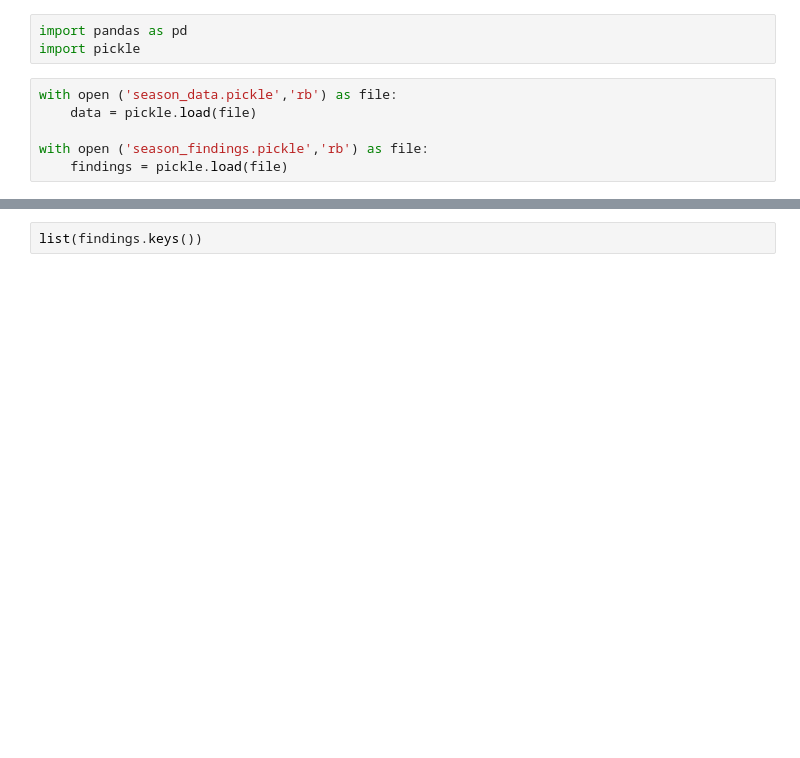
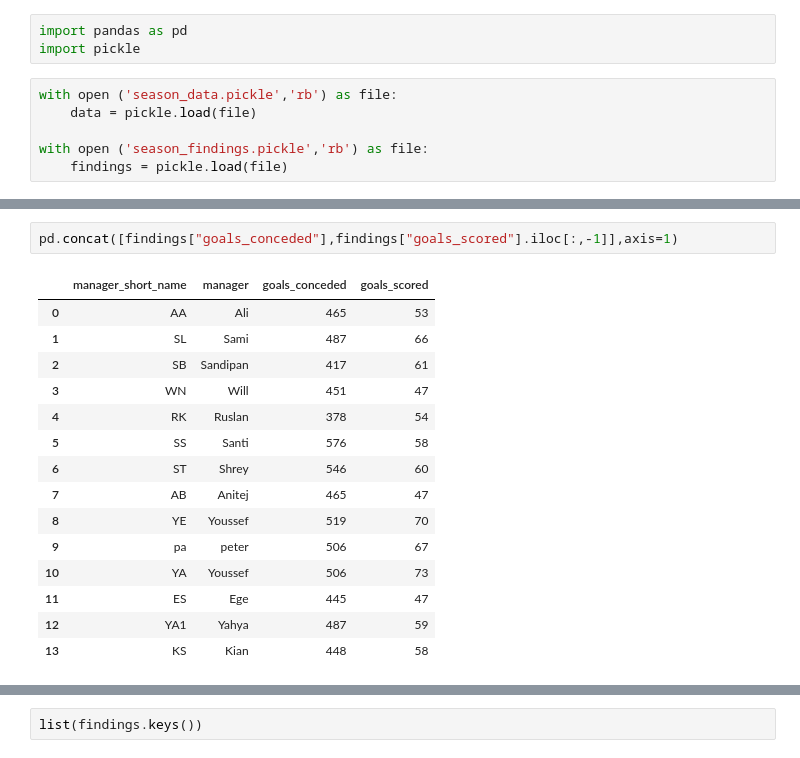
Before and after one commit to TheSantiagoSuarez/personal_projects, a Jupyter notebook: FPL_S3 v2/explore_data.ipynb, the cells around one changed output, grey strips where cells are left out. Saved outputs shown, nothing was run; the diff lists cells and outputs as text; blank space fills up the shorter version.

```diff
--- a/FPL_S3 v2/explore_data.ipynb
+++ b/FPL_S3 v2/explore_data.ipynb
@@ -9,0 +28,18 @@ with open ('season_findings.pickle','rb') as file:
+# %%
+pd.concat([findings["goals_conceded"],findings["goals_scored"].iloc[:,-1]],axis=1)
+# %% [output]
+|  | manager_short_name | manager | goals_conceded | goals_scored |
+| 0 | AA | Ali | 465 | 53 |
+| 1 | SL | Sami | 487 | 66 |
+| 2 | SB | Sandipan | 417 | 61 |
+| 3 | WN | Will | 451 | 47 |
+| 4 | RK | Ruslan | 378 | 54 |
+| 5 | SS | Santi | 576 | 58 |
+| 6 | ST | Shrey | 546 | 60 |
+| 7 | AB | Anitej | 465 | 47 |
+| 8 | YE | Youssef | 519 | 70 |
+| 9 | pa | peter | 506 | 67 |
+| 10 | YA | Youssef | 506 | 73 |
+| 11 | ES | Ege | 445 | 47 |
+| 12 | YA1 | Yahya | 487 | 59 |
+| 13 | KS | Kian | 448 | 58 |
```
Also changed, not shown: parts of 3 cells of this notebook, 7 other files.
